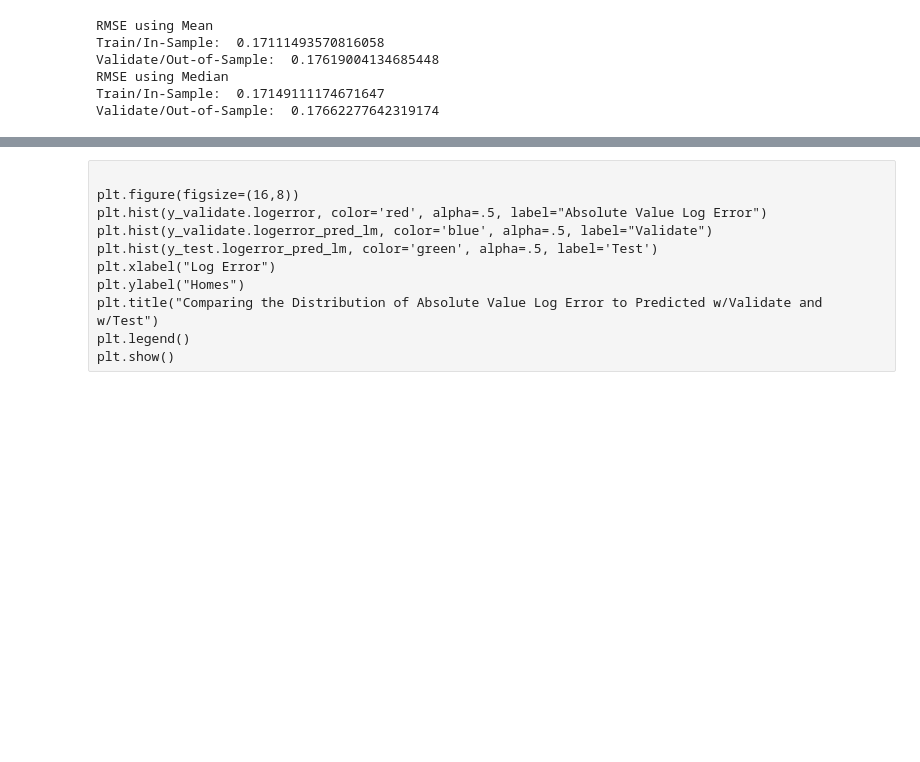
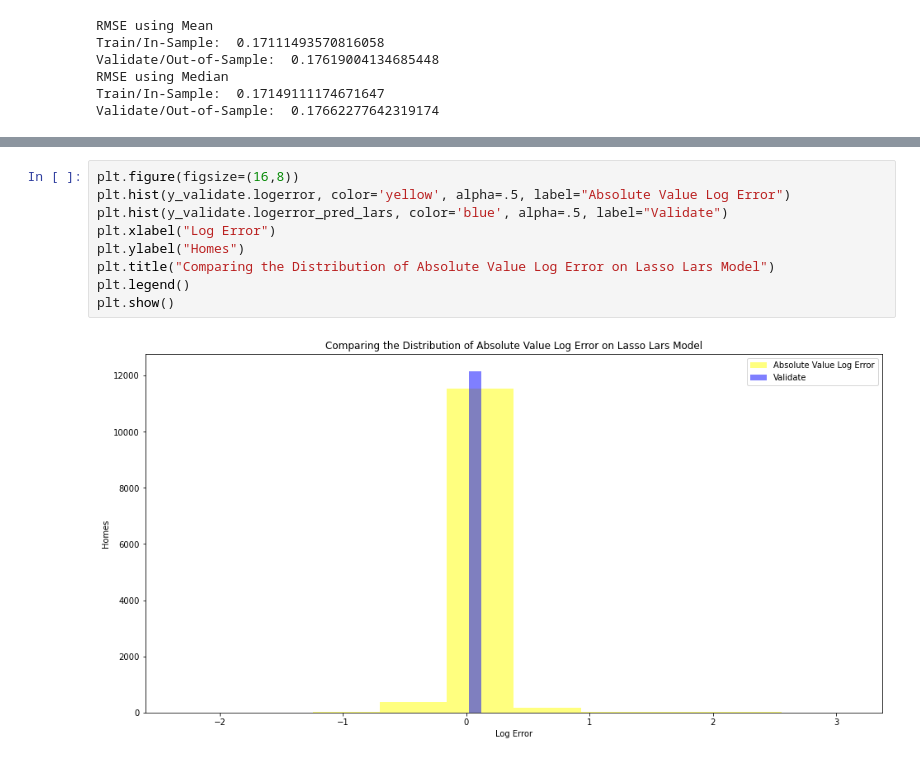
Before and after one commit to Michael-Mesa-Rae-Downen/project-3-clustering, a Jupyter notebook: modeling.ipynb, the cells around one changed output, grey strips where cells are left out. Cells and saved outputs as stored; diff of their text form; blank space fills up the shorter version.

```diff
--- a/modeling.ipynb
+++ b/modeling.ipynb
@@ -191,16 +213,16 @@ lasso_lars(X_train_scaled, X_validate_scaled, X_test_scaled, y_train, y_validate
 RMSE for Lasso + Lars
 Training/In-Sample:  0.17111493570816058
 Validation/Out-of-Sample:  0.1761900413468545
-# %% [raw]
-
-plt.figure(figsize=(16,8))
-plt.hist(y_validate.logerror, color='red', alpha=.5, label="Absolute Value Log Error")
-plt.hist(y_validate.logerror_pred_lm, color='blue', alpha=.5, label="Validate")
-plt.hist(y_test.logerror_pred_lm, color='green', alpha=.5, label='Test')
-plt.xlabel("Log Error")
-plt.ylabel("Homes")
-plt.title("Comparing the Distribution of Absolute Value Log Error to Predicted w/Validate and w/Test")
-plt.legend()
-plt.show()
+# %%
+plt.figure(figsize=(16,8))
+plt.hist(y_validate.logerror, color='yellow', alpha=.5, label="Absolute Value Log Error")
+plt.hist(y_validate.logerror_pred_lars, color='blue', alpha=.5, label="Validate")
+plt.xlabel("Log Error")
+plt.ylabel("Homes")
+plt.title("Comparing the Distribution of Absolute Value Log Error on Lasso Lars Model")
+plt.legend()
+plt.show()
+# %% [output]
+[figure, added]
 # %%
 #Create a function for the Tweedie regression model object
```
Also changed, not shown: parts of 34 cells of this notebook, 1 other file.
